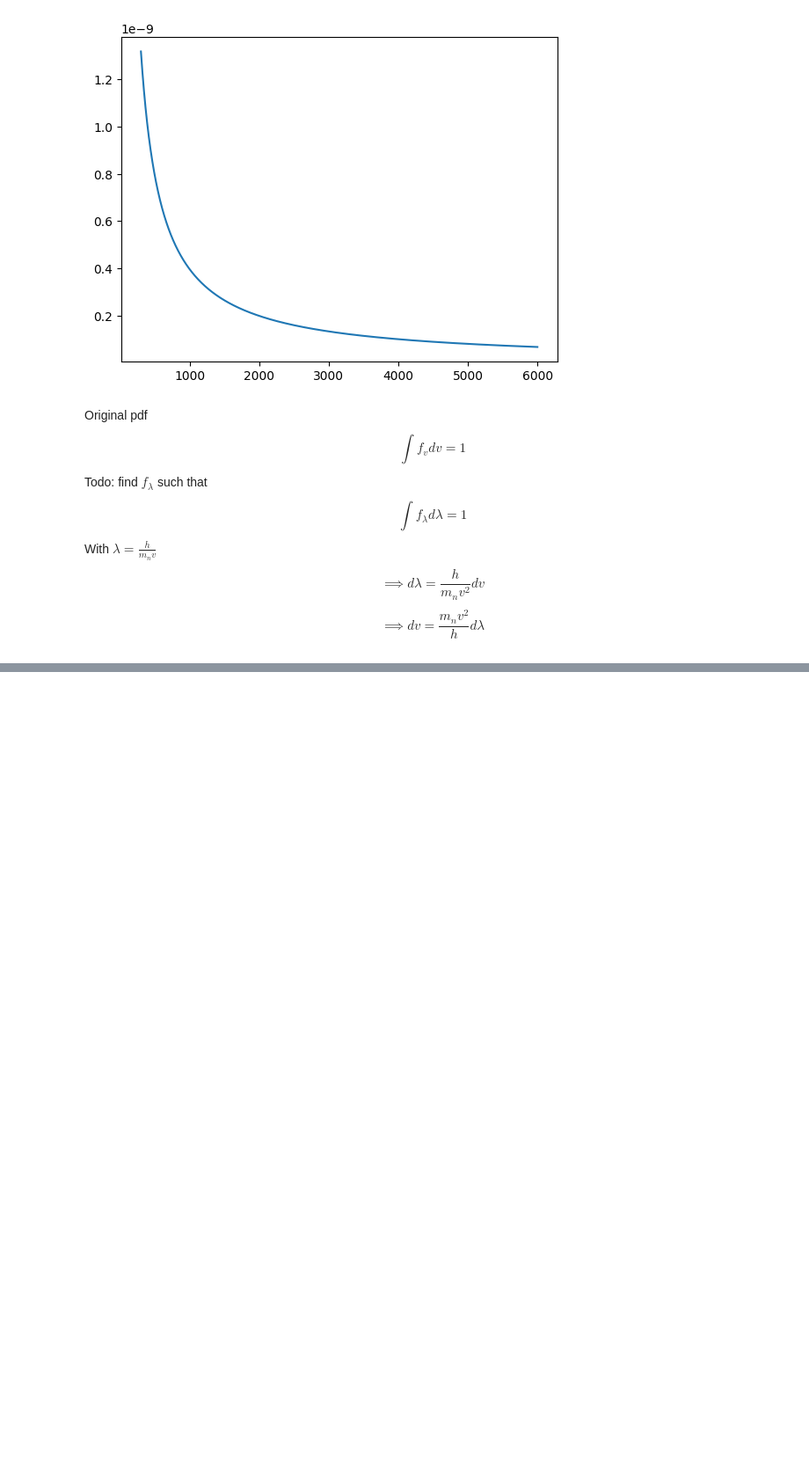
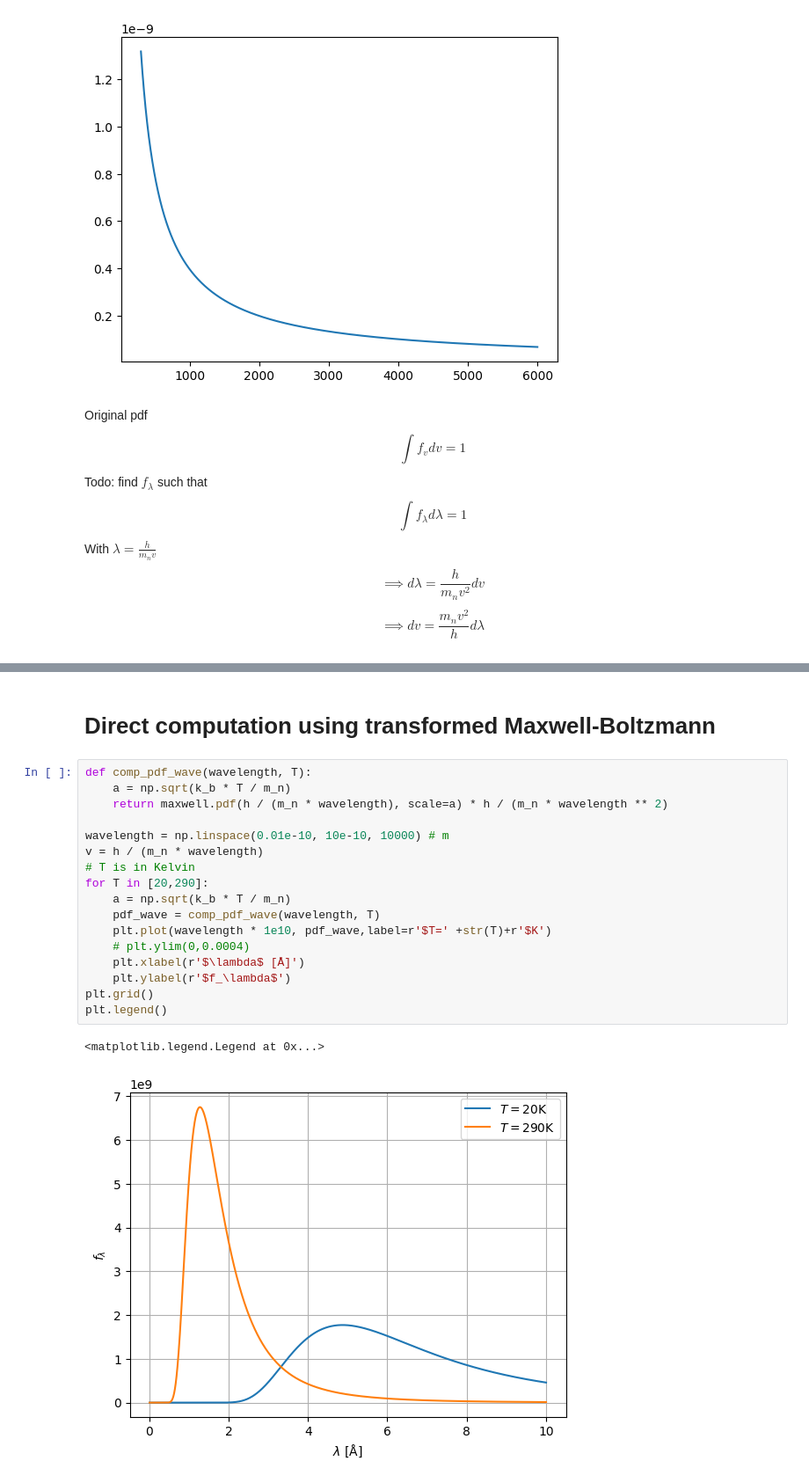
Before and after one commit to McStasMcXtrace/semsans, a Jupyter notebook: source-model.ipynb, the cells around one changed output, grey strips where cells are left out. Shown at 88% size. Cells and saved outputs as stored; diff of their text form; blank space fills up the shorter version.

Commit message:
Added direct calculation of f_wave and discussion of monochromator options for two different wavelengths in the T=20K spectrum

```diff
--- a/source-model.ipynb
+++ b/source-model.ipynb
@@ -68,0 +69,22 @@ np.sum(pdf_wave * 1e-10)
+# %% [markdown]
+# Direct computation using transformed Maxwell-Boltzmann
+# %%
+def comp_pdf_wave(wavelength, T):
+    a = np.sqrt(k_b * T / m_n)
+    return maxwell.pdf(h / (m_n * wavelength), scale=a) * h / (m_n * wavelength ** 2)
+
+wavelength = np.linspace(0.01e-10, 10e-10, 10000) # m
+v = h / (m_n * wavelength)
+# T is in Kelvin
+for T in [20,290]:
+    a = np.sqrt(k_b * T / m_n)
+    pdf_wave = comp_pdf_wave(wavelength, T)
+    plt.plot(wavelength * 1e10, pdf_wave,label=r'$T=' +str(T)+r'$K')
+    # plt.ylim(0,0.0004)
+    plt.xlabel(r'$\lambda$ [Å]')
+    plt.ylabel(r'$f_\lambda$')
+plt.grid()
+plt.legend()
+# %% [output]
+<matplotlib.legend.Legend at 0x...>
+[figure, added]
```
Also changed, not shown: parts of 7 cells of this notebook.
